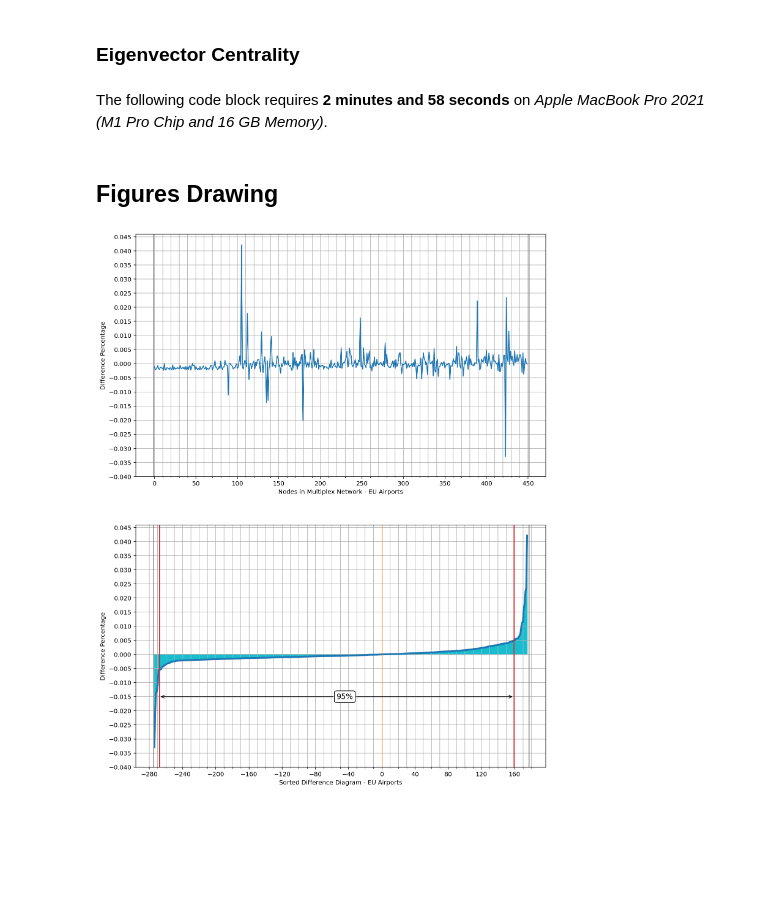
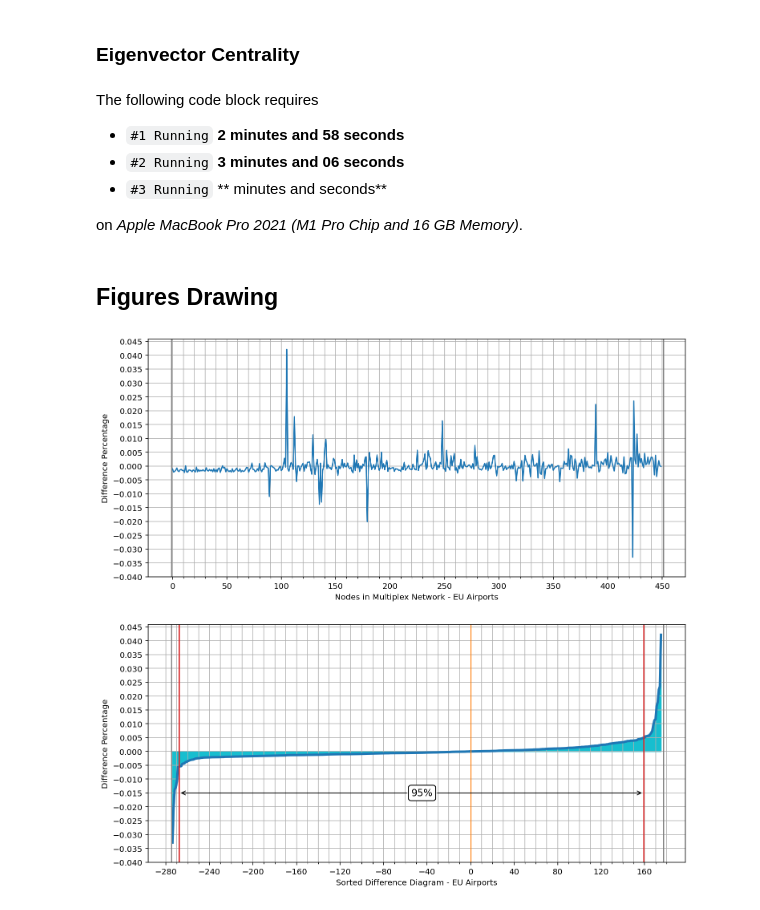
Before and after one commit to ninn-kou/iRank, a Jupyter notebook: EUAir_Experiments.ipynb, the cells around one changed output. Saved outputs shown, nothing was run; the diff lists cells and outputs as text; code cells hidden in the pictures; blank space fills up the shorter version.

```diff
--- a/EUAir_Experiments.ipynb
+++ b/EUAir_Experiments.ipynb
@@ -24,7 +30,7 @@ avg_rank = np.zeros(nodes, dtype=float)
 # LOOCV_ranking_distribution = []
 
 for subdata in tqdm(all_files):
-    sub_network, _, sub_size = loadEUAirTransport(subdata)
+    sub_network, _, sub_size = loadMultiplex(subdata)
     sub_x, sub_z = stage1(sub_network, sub_size, 1, 1, 1)
 
     # If the following error has been raised, it means the last node was removed, so the program
@@ -47,7 +53,7 @@ for subdata in tqdm(all_files):
 avg_rank /= nodes
 # flatten_ranking = np.concatenate(LOOCV_ranking_distribution).ravel()
 # %%
-origin_network, _, origin_size = loadEUAirTransport("datasets/EUAir/EUAir_Transportation_multiplex.csv")
+origin_network, _, origin_size = loadMultiplex("datasets/EUAir/EUAir_Transportation_multiplex.csv")
 
 o_x, o_z = stage1(origin_network, origin_size, 1, 1, 1)
 sorted_indices = np.argsort(-o_x)
@@ -223,7 +247,13 @@ d_percentage_diff = d_difference / len(d_difference)
 # %% [markdown]
 ### Eigenvector Centrality
 # %% [markdown]
-The following code block requires **2 minutes and 58 seconds** on *Apple MacBook Pro 2021 (M1 Pro Chip and 16 GB Memory)*.
+The following code block requires
+
+- `#1 Running` **2 minutes and 58 seconds**
+- `#2 Running` **3 minutes and 06 seconds**
+- `#3 Running` ** minutes and  seconds**
+
+on *Apple MacBook Pro 2021 (M1 Pro Chip and 16 GB Memory)*.
 # %%
 # Using all_files from part 1.
 
@@ -259,7 +289,7 @@ e_percentage_diff = e_difference / len(e_difference)
 # %%
 # Figure 1: Unsorted Differece
 
-fig, (us, s) = plt.subplots(2, 1, figsize=(12, 16))
+fig, (us, s) = plt.subplots(2, 1, figsize=(12, 12))
 
 sort = sorted(percentage_diff)
 x_axis = np.arange(0.0, 450.0, 1.0)
@@ -308,34 +338,36 @@ s.axvline(x=Vline_95_right, color='C3')
 s.axvline(x=-len(negative) - 1, color='C7')
 s.axvline(x=len(positive) + 1, color='C7')
 s.set_xlabel('Sorted Difference Diagram - EU Airports')
 s.set_ylabel('Difference Percentage')
 
 # Annotation
 
 s.annotate(
     '95%',
     xy=(Vline_95_left, -0.015), xycoords='data', color='white',
     xytext=((Vline_95_left + Vline_95_right) / 2, -0.015), textcoords='data',
     va="center", ha="left", size=12,
     bbox=dict(boxstyle="round", fc="w"),
     arrowprops=dict(arrowstyle="->"))
 s.annotate(
     '95%',
     xy=(Vline_95_right, -0.015), xycoords='data',
     xytext=((Vline_95_left + Vline_95_right) / 2, -0.015), textcoords='data',
     va="center", ha="left", size=12,
     bbox=dict(boxstyle="round", fc="w"),
     arrowprops=dict(arrowstyle="->"))
 
 s.set_xticks(major_sort_ticks)
 s.set_xticks(minor_sort_ticks, minor=True)
 s.set_yticks(major_y_ticks)
 
 s.grid(which='both')
 
+fig.savefig("docs/img/Result_s1_EUAir.eps", format='eps', bbox_inches='tight')
+
 plt.show()
 # %% [output]
-[figure, old version]
+[figure, new version]
 # %%
 # Figure 3: Comparision Our Method with Other Algorithms
 # Sorted Data for Plotting
```
Also changed, not shown: parts of 9 cells of this notebook, 6 other files.
